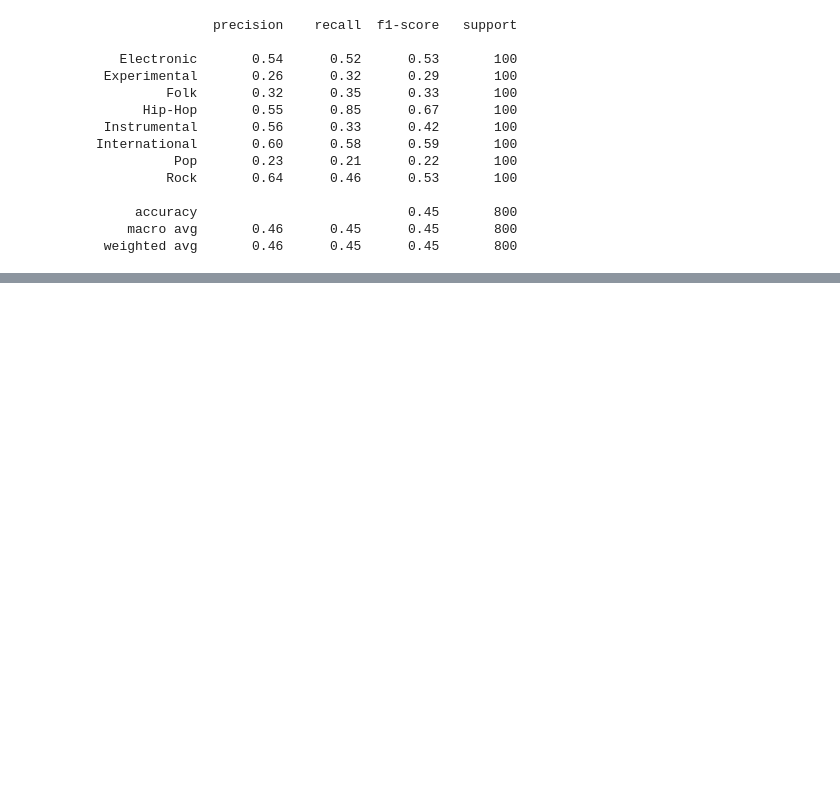
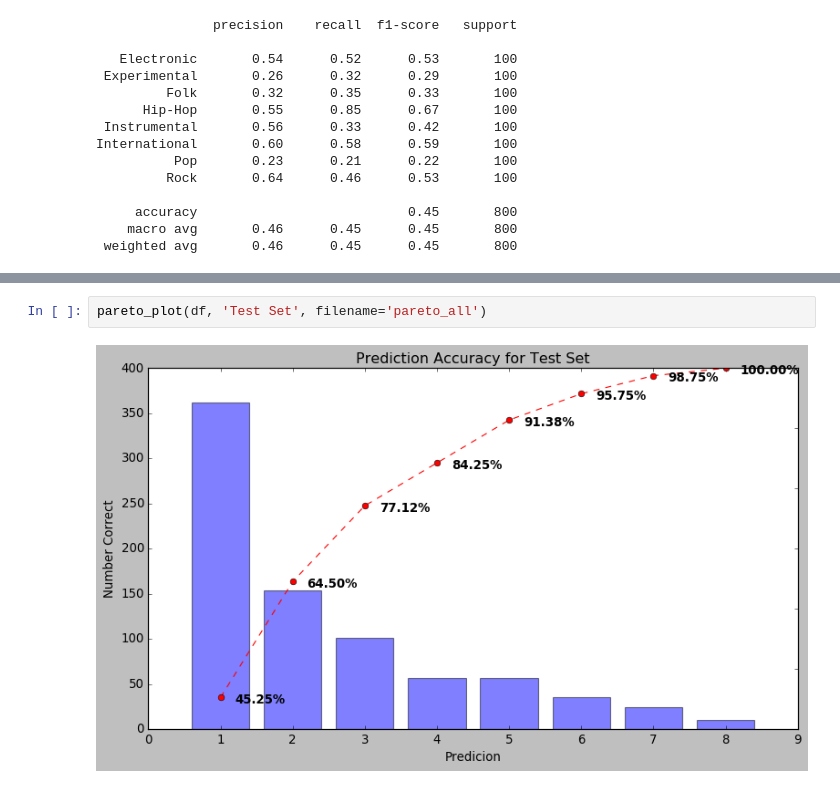
Before and after one commit to ddiaz164/music_genres, a Jupyter notebook: notebooks/models.ipynb, the cells around one changed output, grey strips where cells are left out. Drawn from its saved outputs; the diff is of its cells as text; blank space fills up the shorter version.

```diff
--- a/notebooks/models.ipynb
+++ b/notebooks/models.ipynb
@@ -331,0 +509,4 @@ International       0.60      0.58      0.59       100
+# %%
+pareto_plot(df, 'Test Set', filename='pareto_all')
+# %% [output]
+[figure, added]
```
Also changed, not shown: parts of 20 cells of this notebook, 4 other files.
